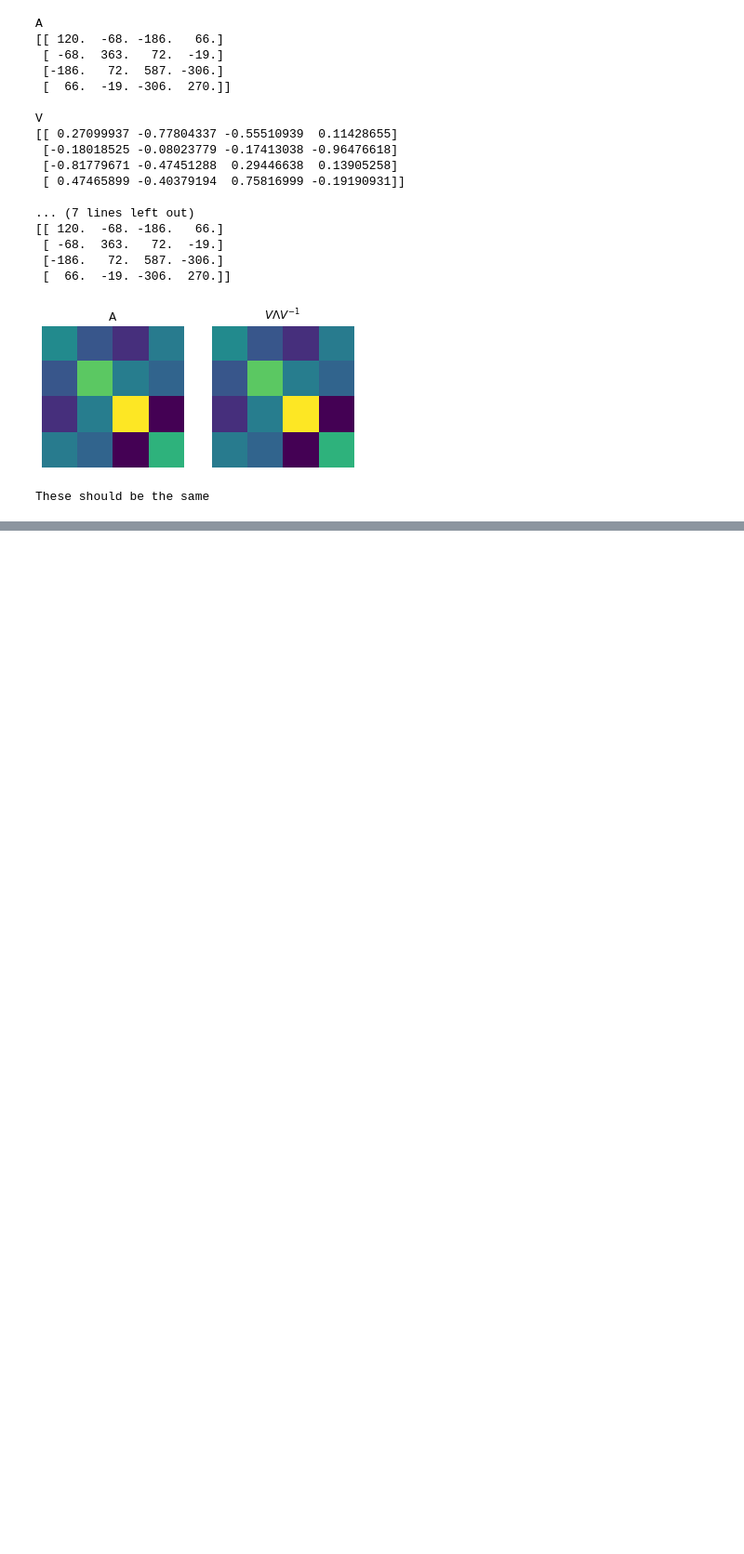
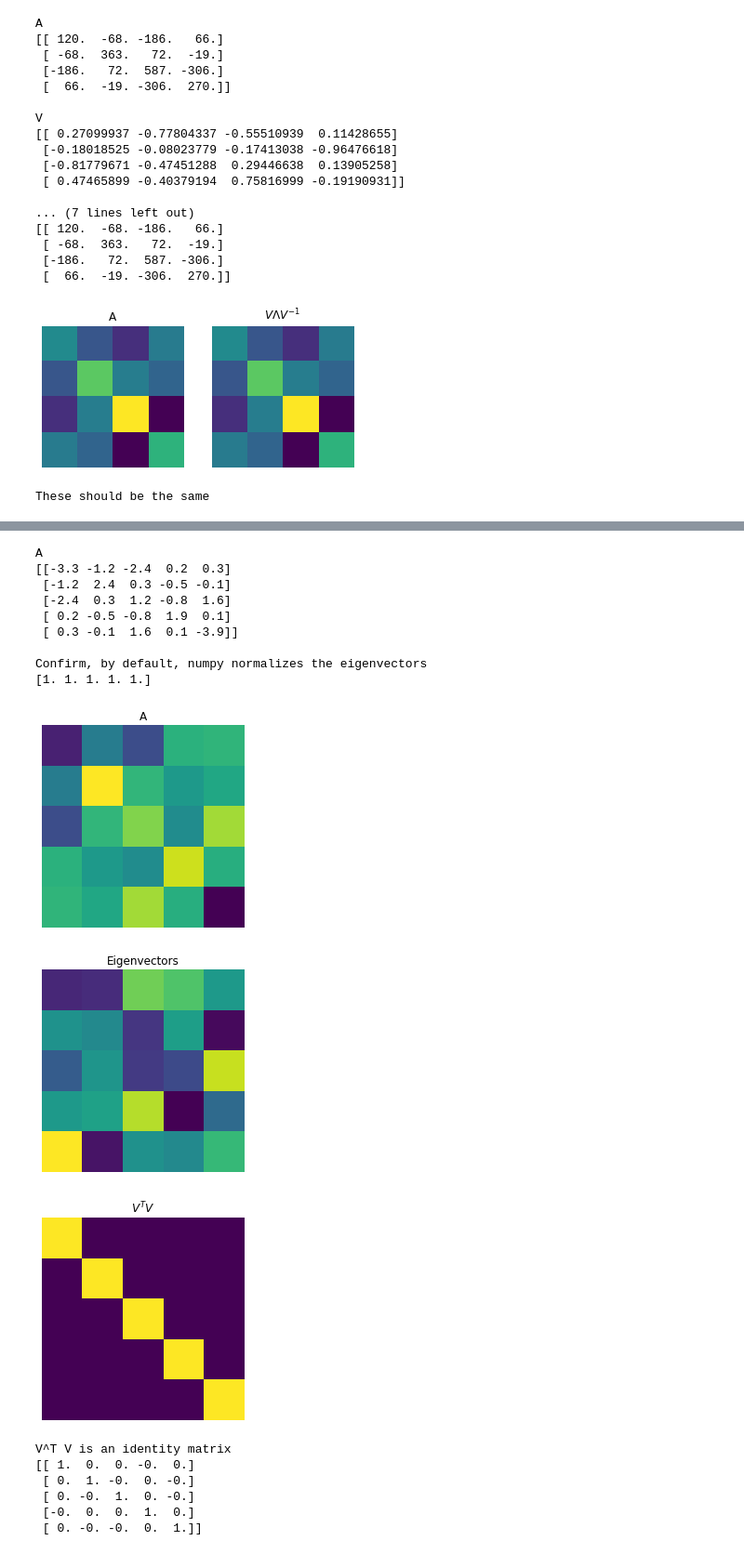
Before and after one commit to yukikitayama/machine-learning, a Jupyter notebook: math/eigendecomposition.ipynb, the cells around one changed output, grey strips where cells are left out. Shown at 93% size. Drawn from its saved outputs; the diff is of its cells as text; code cells hidden in the pictures; blank space fills up the shorter version.

```diff
--- a/math/eigendecomposition.ipynb
+++ b/math/eigendecomposition.ipynb
@@ -474,0 +635,54 @@ These should be the same
+# %%
+# Make a symmetic matrix by addition method (it can be replaced with A^T @ A)
+A = np.random.randn(5, 5)
+A = A + A.T
+
+print('A')
+print(np.round(A, 1))
+print()
+
+# Get eigenvector
+evals, evecs = np.linalg.eig(A)
+
+# Confirm, by default, numpy normalizes the eigenvectors
+print('Confirm, by default, numpy normalizes the eigenvectors')
+print(np.sqrt(sum(evecs ** 2)))
+
+# Visualize V^T V
+plt.imshow(A)
+plt.axis('off')
+plt.title('A')
+plt.show()
+
+plt.imshow(evecs)
+plt.axis('off')
+plt.title('Eigenvectors')
+plt.show()
+
+plt.imshow(evecs.T @ evecs)
+plt.axis('off')
+plt.title('$V^T V$')
+plt.show()
+
+print('V^T V is an identity matrix')
+print(np.round(evecs.T @ evecs, 1))
+print()
+# %% [output]
+A
+[[-3.3 -1.2 -2.4  0.2  0.3]
+ [-1.2  2.4  0.3 -0.5 -0.1]
+ [-2.4  0.3  1.2 -0.8  1.6]
+ [ 0.2 -0.5 -0.8  1.9  0.1]
+ [ 0.3 -0.1  1.6  0.1 -3.9]]
+
+Confirm, by default, numpy normalizes the eigenvectors
+[1. 1. 1. 1. 1.]
+[figure, added]
+[figure, added]
+[figure, added]
+V^T V is an identity matrix
+[[ 1.  0.  0. -0.  0.]
+ [ 0.  1. -0.  0. -0.]
+ [ 0. -0.  1.  0. -0.]
+ [-0.  0.  0.  1.  0.]
+ [ 0. -0. -0.  0.  1.]]
```
Also changed, not shown: parts of 13 cells of this notebook, 1 other file.
